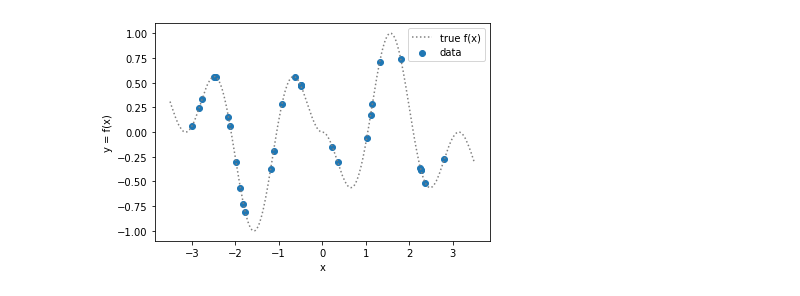
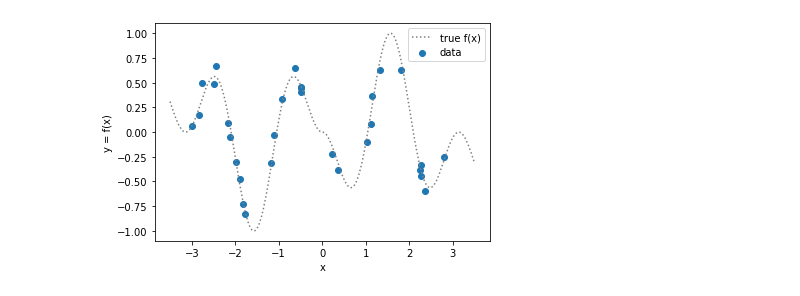
Before and after one commit to luiarthur/TuringBnpBenchmarks, a Jupyter notebook: src/gp/notebooks/gp_pyro.ipynb, the cells around one changed output. Saved outputs shown, nothing was run; the diff lists cells and outputs as text; code cells hidden in the pictures.

```diff
--- a/src/gp/notebooks/gp_pyro.ipynb
+++ b/src/gp/notebooks/gp_pyro.ipynb
@@ -34,18 +34,20 @@ import gp_plot_util
 # %%
 # Read data.
 path_to_data = '../data/gp-data-N30.json'
 simdata = json.load(open(path_to_data))
 
+# Store data as torch.tensors.
+X = torch.tensor(simdata['x']).reshape(-1, 1)
+y = torch.tensor(simdata['y'])
+x_grid = torch.tensor(simdata['x_grid'])
+f = torch.tensor(simdata['f'])
+
 # Plot data and true function.
-plt.scatter(simdata['x'], simdata['f'], label='data')
-plt.plot(simdata['x_true'], simdata['f_true'], ls=':', c='grey', label='true f(x)')
+plt.scatter(X, y, label='data')
+plt.plot(x_grid, f, ls=':', c='grey', label='true f(x)')
 plt.xlabel('x')
 plt.ylabel('y = f(x)')
 plt.legend();
-
-# Store data as torch.tensors.
-X = torch.tensor(simdata['x']).reshape(-1, 1)
-y = torch.tensor(simdata['f'])
 # %% [output]
-[figure, old version]
+[figure, new version]
 # %%
```
Also changed, not shown: parts of 9 cells of this notebook, 5 other files.
